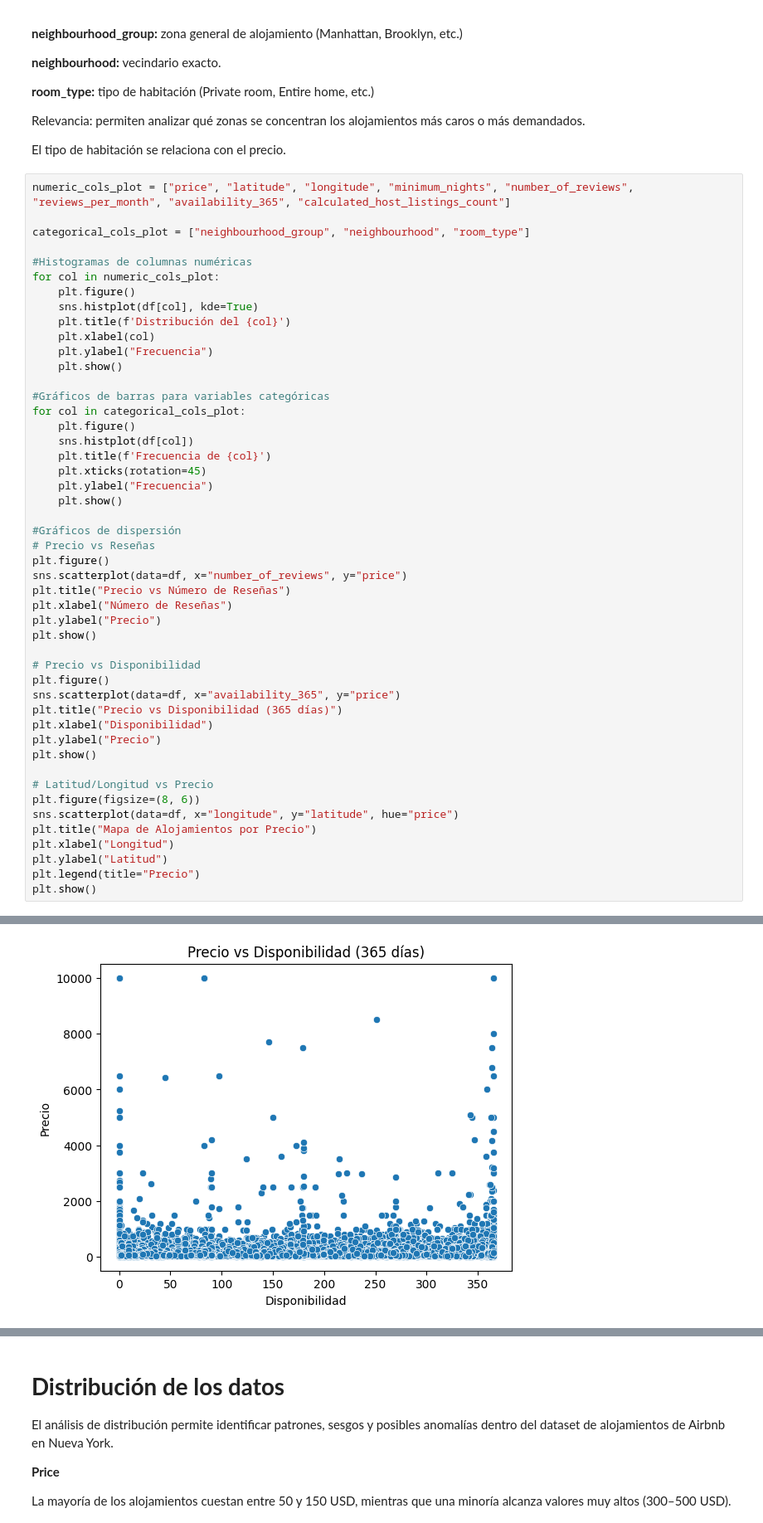
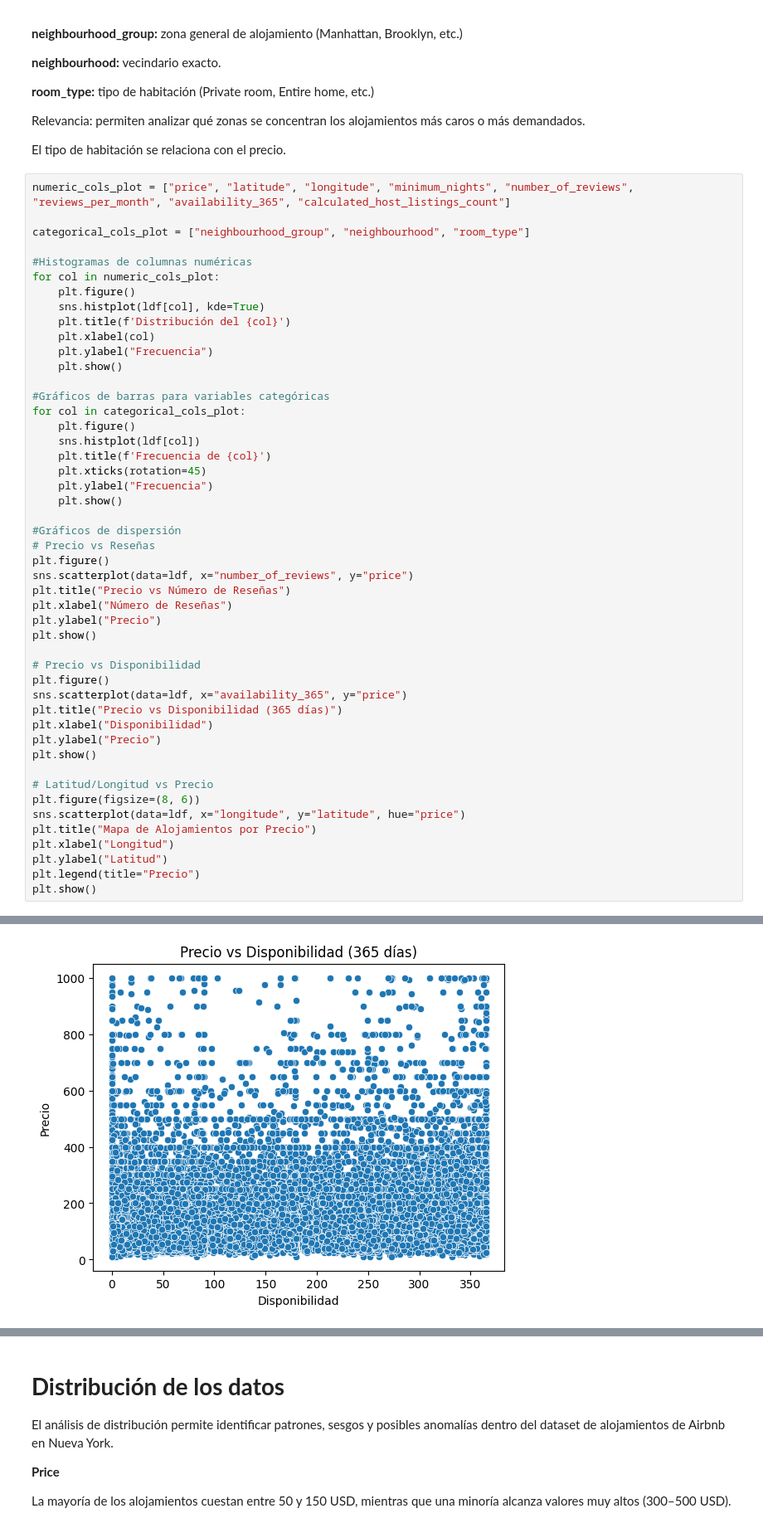
Before and after one commit to stephy0410/AirbnbNYC_analisis, a Jupyter notebook: notebooks/Analisis_de_salario.ipynb, the cells around one changed output, grey strips where cells are left out. Shown at 83% size. Cells and saved outputs as stored; diff of their text form.

```diff
--- a/notebooks/Analisis_de_salario.ipynb
+++ b/notebooks/Analisis_de_salario.ipynb
@@ -606,7 +703,7 @@ categorical_cols_plot = ["neighbourhood_group", "neighbourhood", "room_type"]
 #Histogramas de columnas numéricas
 for col in numeric_cols_plot:
     plt.figure()
-    sns.histplot(df[col], kde=True)
+    sns.histplot(ldf[col], kde=True)
     plt.title(f'Distribución del {col}')
     plt.xlabel(col)
     plt.ylabel("Frecuencia")
@@ -615,7 +712,7 @@ for col in numeric_cols_plot:
 #Gráficos de barras para variables categóricas
 for col in categorical_cols_plot:
     plt.figure()
-    sns.histplot(df[col])
+    sns.histplot(ldf[col])
     plt.title(f'Frecuencia de {col}')
     plt.xticks(rotation=45)
     plt.ylabel("Frecuencia")
@@ -624,7 +721,7 @@ for col in categorical_cols_plot:
 #Gráficos de dispersión
 # Precio vs Reseñas
 plt.figure()
-sns.scatterplot(data=df, x="number_of_reviews", y="price")
+sns.scatterplot(data=ldf, x="number_of_reviews", y="price")
 plt.title("Precio vs Número de Reseñas")
 plt.xlabel("Número de Reseñas")
 plt.ylabel("Precio")
@@ -632,7 +729,7 @@ plt.show()
 
 # Precio vs Disponibilidad
 plt.figure()
-sns.scatterplot(data=df, x="availability_365", y="price")
+sns.scatterplot(data=ldf, x="availability_365", y="price")
 plt.title("Precio vs Disponibilidad (365 días)")
 plt.xlabel("Disponibilidad")
 plt.ylabel("Precio")
@@ -640,7 +737,7 @@ plt.show()
 
 # Latitud/Longitud vs Precio
 plt.figure(figsize=(8, 6))
-sns.scatterplot(data=df, x="longitude", y="latitude", hue="price")
+sns.scatterplot(data=ldf, x="longitude", y="latitude", hue="price")
 plt.title("Mapa de Alojamientos por Precio")
 plt.xlabel("Longitud")
 plt.ylabel("Latitud")
@@ -662 +759 @@ plt.show()
-[figure, old version]
+[figure, new version]
```
Also changed, not shown: parts of 27 cells of this notebook, 1 other file.
